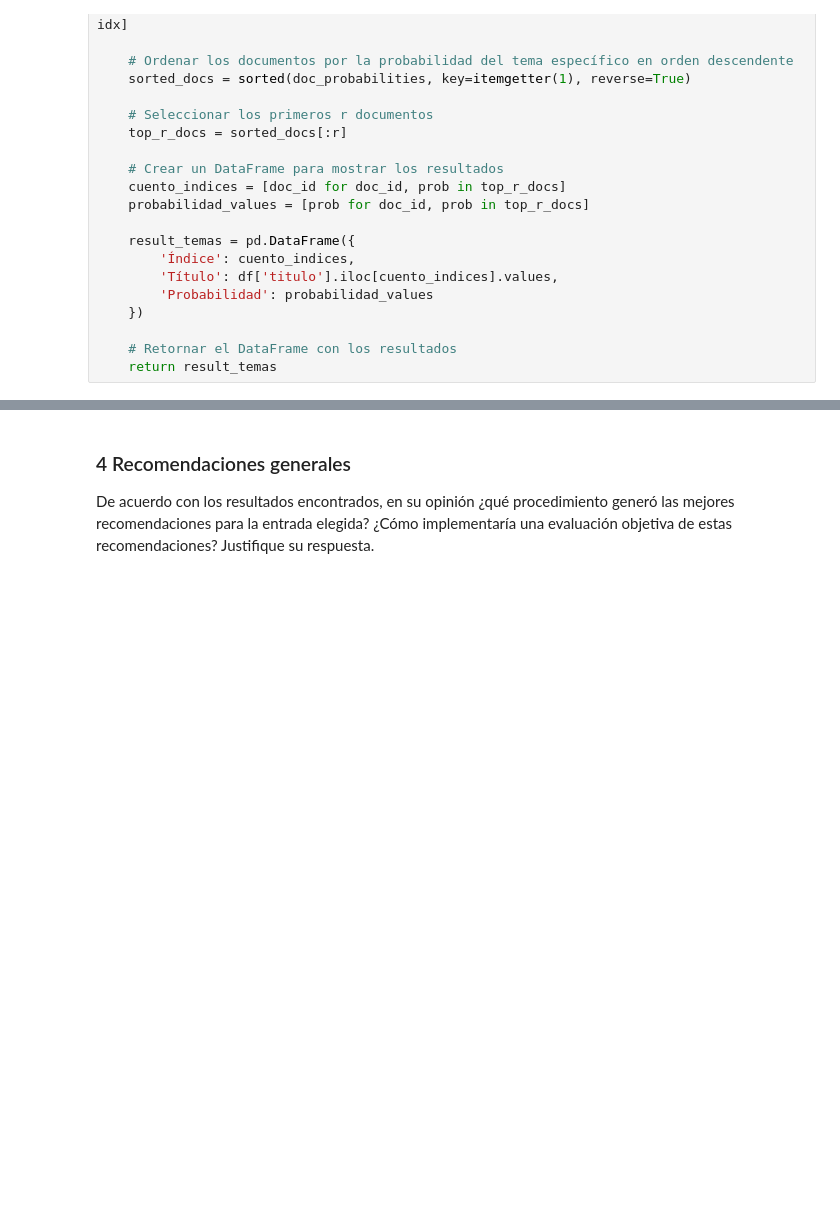
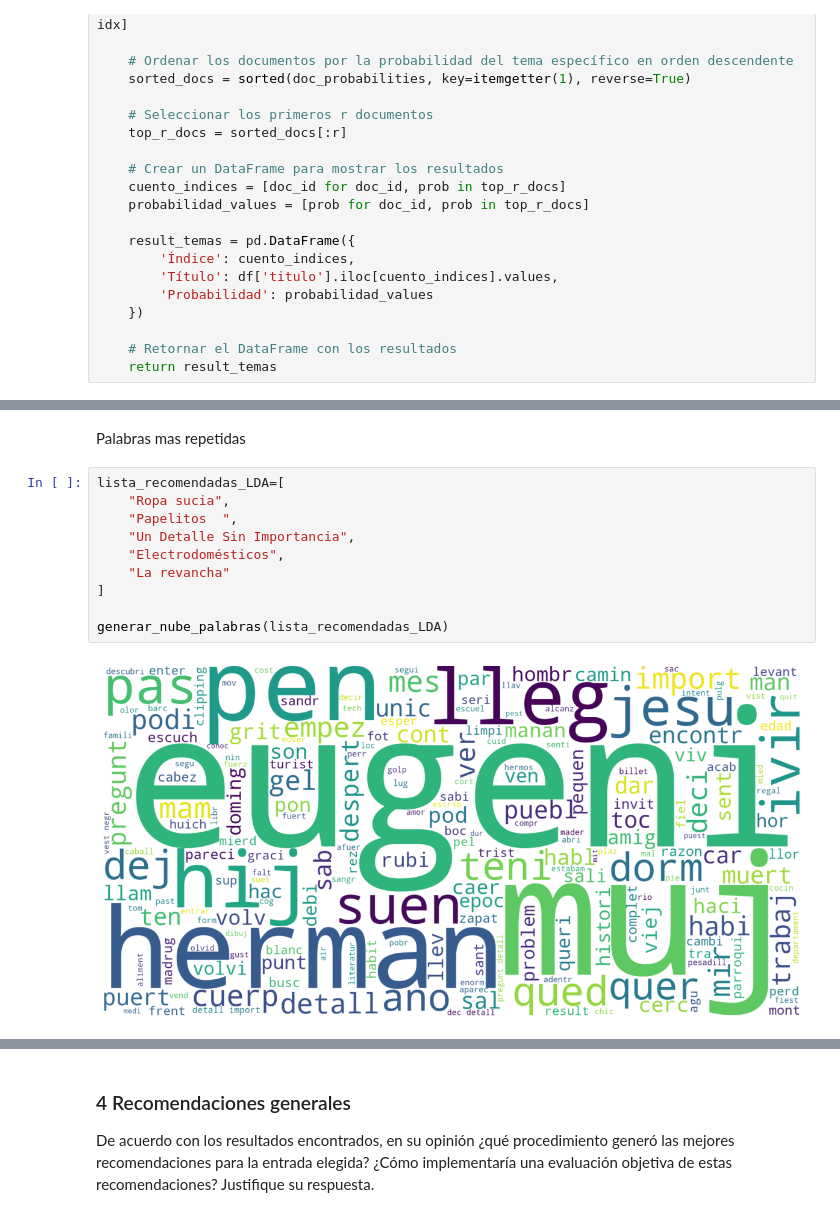
Before and after one commit to juankquintana/aprendizaje-no-supervisado, a Jupyter notebook: Semana 6/taller/JCQ S6_LC1_Taller_LDA.ipynb, the cells around one changed output, grey strips where cells are left out. Saved outputs shown, nothing was run; the diff lists cells and outputs as text; blank space fills up the shorter version.

```diff
--- a/Semana 6/taller/JCQ S6_LC1_Taller_LDA.ipynb
+++ b/Semana 6/taller/JCQ S6_LC1_Taller_LDA.ipynb
@@ -1025,3 +1025,17 @@ Titulo:  La venganza del metegol
+# %% [markdown]
+Palabras mas repetidas
+# %%
+lista_recomendadas_LDA=[
+    "Ropa sucia",
+    "Papelitos	",
+    "Un Detalle Sin Importancia",
+    "Electrodomésticos",
+    "La revancha"
+]
+
+generar_nube_palabras(lista_recomendadas_LDA)
+# %% [output]
+[figure, added]
 # %% [markdown]
 
 Para generar el modelo fue necesario primero determinar los temas a usar con coherencia y medida de perplejidad como se mostro anteriormente. Revisando las medidas tanto de coherencia como de perplejidad datos fue posible encontrar el numero de temas mas util para definir el modelo LDA, se hicieron tambien graficos para revisar como se veian los temas en un plano por cuadrantes y asi fue posible determinar el mejor modelo por temas latentes.
```
Also changed, not shown: parts of 8 cells of this notebook.
